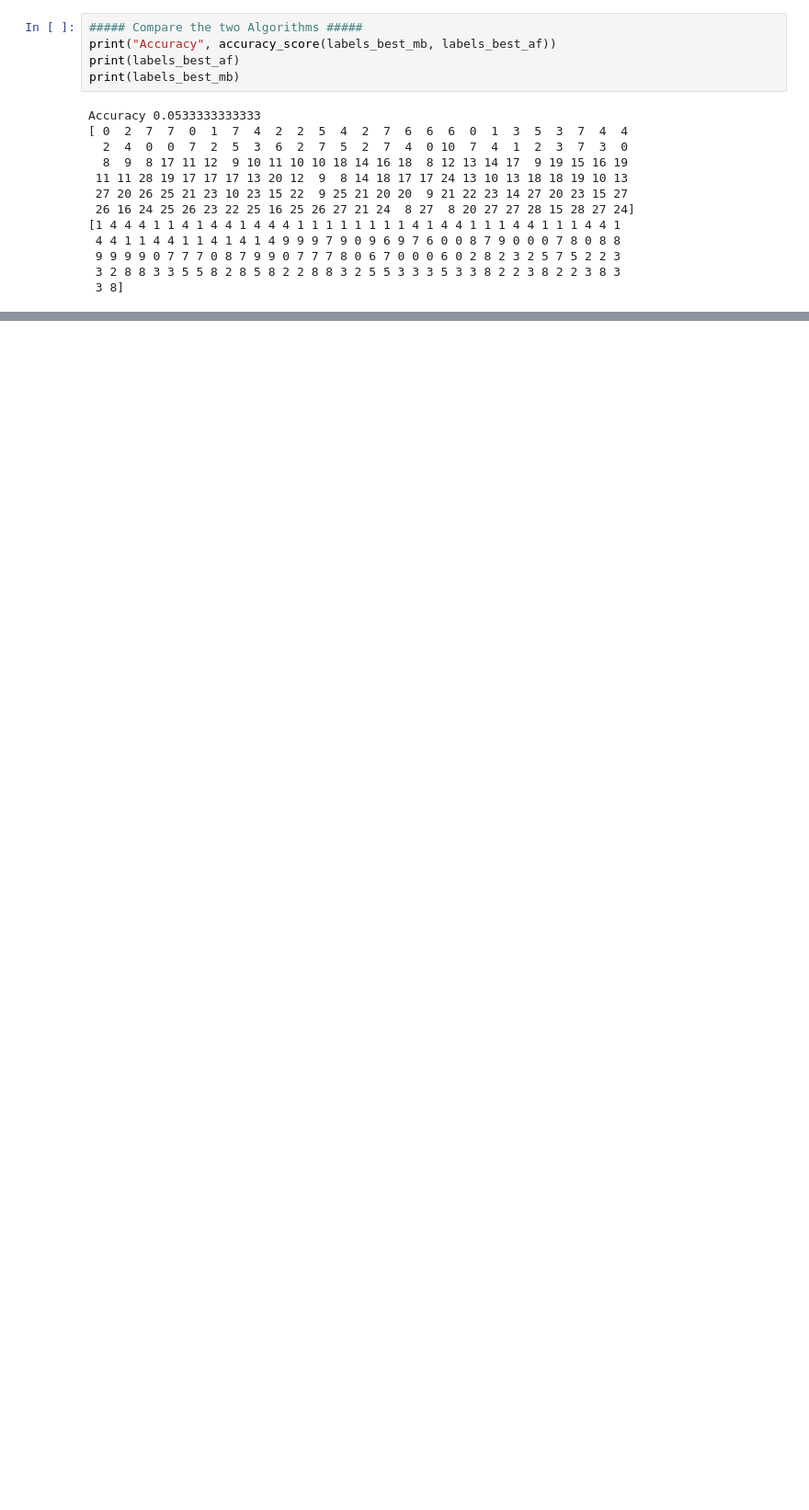
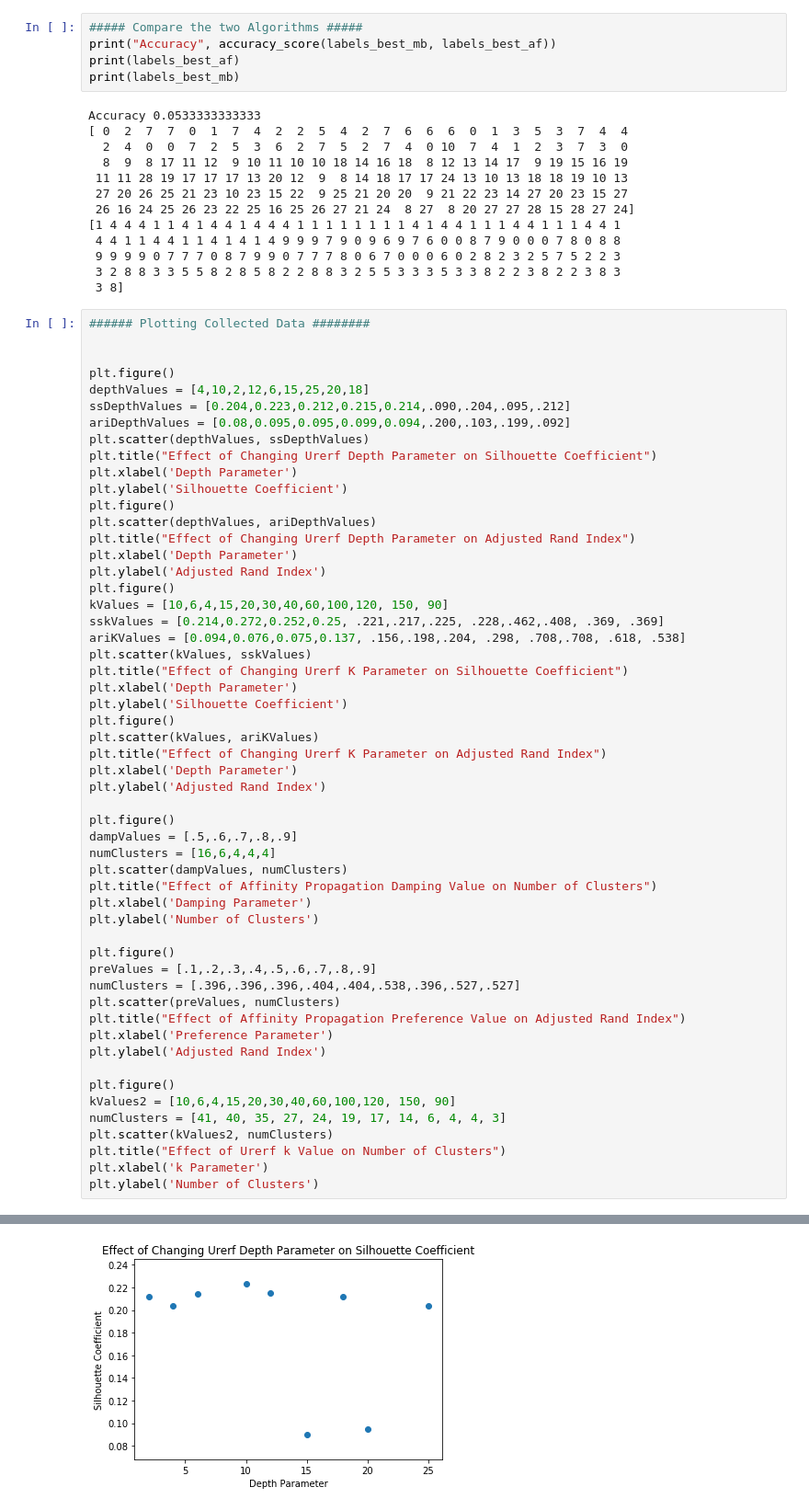
Before and after one commit to pfrank7/NDD, a Jupyter notebook: ClusteringCodeTests.ipynb, the cells around one changed output, grey strips where cells are left out. Shown at 92% size. Drawn from its saved outputs; the diff is of its cells as text; blank space fills up the shorter version.

Commit message:
updated clustering tests code

```diff
--- a/ClusteringCodeTests.ipynb
+++ b/ClusteringCodeTests.ipynb
@@ -280,3 +280,58 @@ Accuracy 0.0533333333333
  9 9 9 9 0 7 7 7 0 8 7 9 9 0 7 7 7 8 0 6 7 0 0 0 6 0 2 8 2 3 2 5 7 5 2 2 3
  3 2 8 8 3 3 5 5 8 2 8 5 8 2 2 8 8 3 2 5 5 3 3 3 5 3 3 8 2 2 3 8 2 2 3 8 3
  3 8]
+# %%
+###### Plotting Collected Data ########
+
+
+plt.figure()
+depthValues = [4,10,2,12,6,15,25,20,18]
+ssDepthValues = [0.204,0.223,0.212,0.215,0.214,.090,.204,.095,.212]
+ariDepthValues = [0.08,0.095,0.095,0.099,0.094,.200,.103,.199,.092]
+plt.scatter(depthValues, ssDepthValues)
+plt.title("Effect of Changing Urerf Depth Parameter on Silhouette Coefficient")
+plt.xlabel('Depth Parameter')
+plt.ylabel('Silhouette Coefficient')
+plt.figure()
+plt.scatter(depthValues, ariDepthValues)
+plt.title("Effect of Changing Urerf Depth Parameter on Adjusted Rand Index")
+plt.xlabel('Depth Parameter')
+plt.ylabel('Adjusted Rand Index')
+plt.figure()
+kValues = [10,6,4,15,20,30,40,60,100,120, 150, 90]
+sskValues = [0.214,0.272,0.252,0.25, .221,.217,.225, .228,.462,.408, .369, .369]
+ariKValues = [0.094,0.076,0.075,0.137, .156,.198,.204, .298, .708,.708, .618, .538]
+plt.scatter(kValues, sskValues)
+plt.title("Effect of Changing Urerf K Parameter on Silhouette Coefficient")
+plt.xlabel('Depth Parameter')
+plt.ylabel('Silhouette Coefficient')
+plt.figure()
+plt.scatter(kValues, ariKValues)
+plt.title("Effect of Changing Urerf K Parameter on Adjusted Rand Index")
+plt.xlabel('Depth Parameter')
+plt.ylabel('Adjusted Rand Index')
+
+plt.figure()
+dampValues = [.5,.6,.7,.8,.9]
+numClusters = [16,6,4,4,4]
+plt.scatter(dampValues, numClusters)
+plt.title("Effect of Affinity Propagation Damping Value on Number of Clusters")
+plt.xlabel('Damping Parameter')
+plt.ylabel('Number of Clusters')
+
+plt.figure()
+preValues = [.1,.2,.3,.4,.5,.6,.7,.8,.9]
+numClusters = [.396,.396,.396,.404,.404,.538,.396,.527,.527]
+plt.scatter(preValues, numClusters)
+plt.title("Effect of Affinity Propagation Preference Value on Adjusted Rand Index")
+plt.xlabel('Preference Parameter')
+plt.ylabel('Adjusted Rand Index')
+
+plt.figure()
+kValues2 = [10,6,4,15,20,30,40,60,100,120, 150, 90]
+numClusters = [41, 40, 35, 27, 24, 19, 17, 14, 6, 4, 4, 3]
+plt.scatter(kValues2, numClusters)
+plt.title("Effect of Urerf k Value on Number of Clusters")
+plt.xlabel('k Parameter')
+plt.ylabel('Number of Clusters')
+# %% [output]
@@ -282,0 +339 @@ Accuracy 0.0533333333333
+[figure, added]
```
Also changed, not shown: parts of 3 cells of this notebook, 4 other files.
